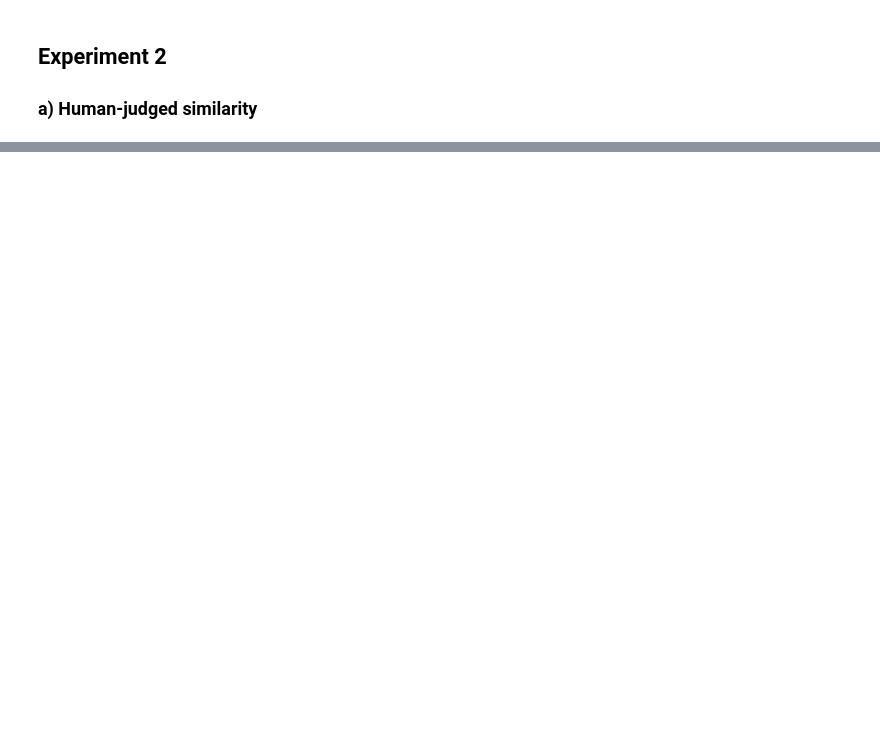
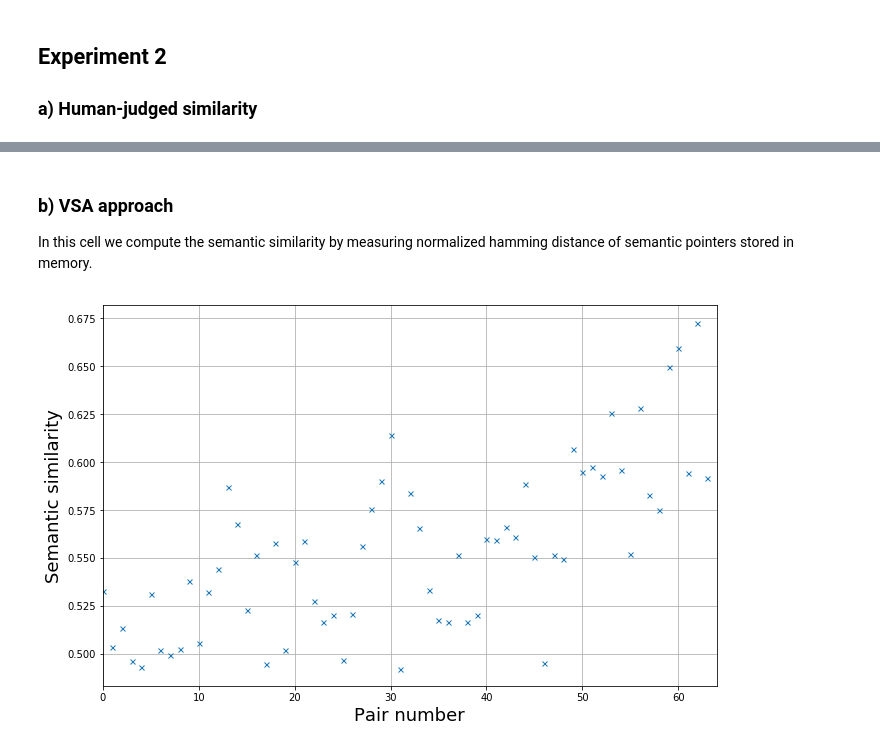
Before and after one commit to jobquiroz/VSA_concepts, a Jupyter notebook: Code/Experiments.ipynb, the cells around one changed output, grey strips where cells are left out. Drawn from its saved outputs; the diff is of its cells as text; code cells hidden in the pictures; blank space fills up the shorter version.

```diff
--- a/Code/Experiments.ipynb
+++ b/Code/Experiments.ipynb
@@ -166,0 +157,35 @@ plt.savefig('HumSim.png', dpi=300)
+# %% [markdown]
+### b) VSA approach
+
+In this cell we compute the semantic similarity by measuring normalized hamming distance of semantic pointers stored in memory.
+# %%
+# Create dictionary of distances ( key: number(index) , value: similarity value )
+Dict_HD = {}
+# Distance vector (for plotting)
+HD_sim = []
+
+# VER SI DE DICT PUEDO SACAR VALUES PERO EN MISMO ORDEN - GRAFICAR
+key = 0
+for cc in PConcepts:
+    dist = 1. - HDvector.dist(Dict[cc[0]].getPointer(), Dict[cc[1]].getPointer()) / float(N)
+    HD_sim.append(dist)
+    Dict_HD[key] = dist
+    key += 1
+
+# Plotting
+plt.rcParams["figure.figsize"] = [11,7]
+
+plt.plot(HD_sim,
+         linestyle='None',
+         marker='x',
+         markersize=5,
+         linewidth=1 )
+
+# plt.legend(loc=('upper left'), prop={'size': 15})
+plt.xlim((0,64))
+plt.xlabel('Pair number', fontsize=18)
+plt.ylabel('Semantic similarity', fontsize=18)
+plt.grid(True)
+plt.savefig('HDCSim.png', dpi=300)
+# %% [output]
+[figure, added]
```
Also changed, not shown: parts of 8 cells of this notebook, 4 other files.
